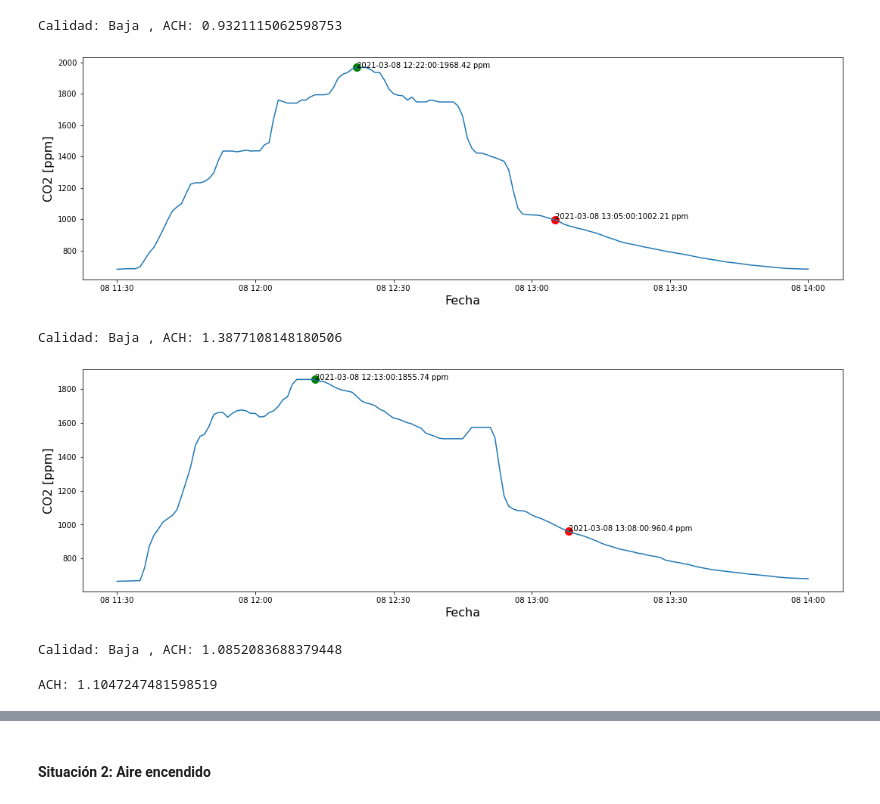
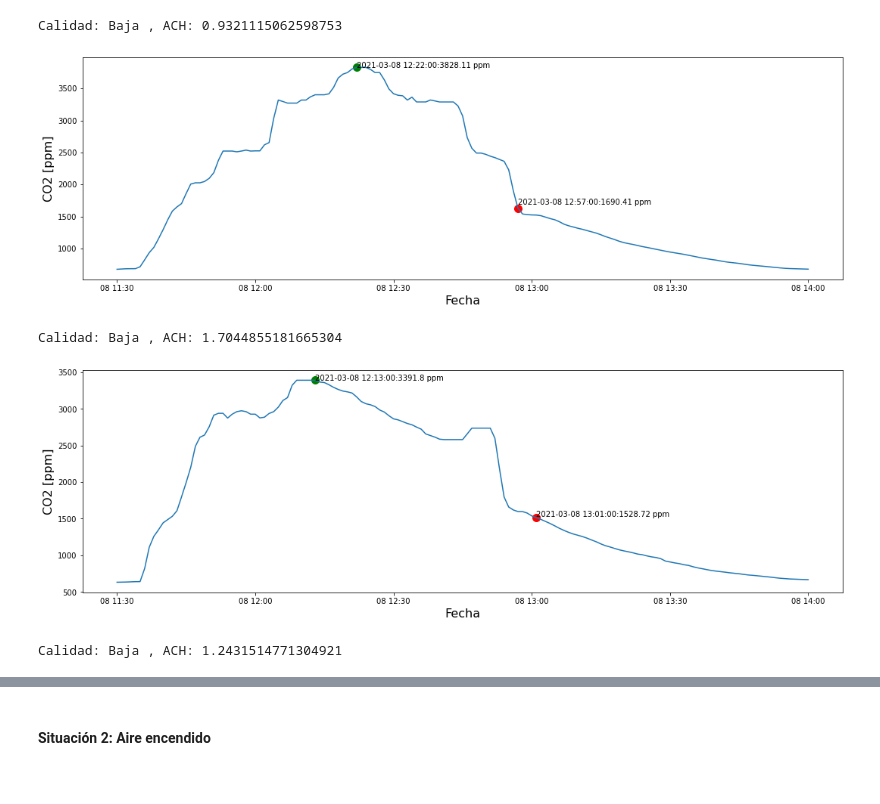
Before and after one commit to JoseSalamancaCoy/Air_flow_indoor, a Jupyter notebook: Experimentos/Dispositivo/UisSalud_08_03_2121.ipynb, the cells around one changed output, grey strips where cells are left out. Cells and saved outputs as stored; diff of their text form; code cells hidden in the pictures.

Commit message:
Agregue la visualización de las tasas de recambio en el auditorio

```diff
--- a/Experimentos/Dispositivo/UisSalud_08_03_2121.ipynb
+++ b/Experimentos/Dispositivo/UisSalud_08_03_2121.ipynb
@@ -103,25 +93,13 @@ ach.ACH(data1,0,'2021-03-08 11:30:00', '2021-03-08 12:13:00' ,'2021-03-08 14:00:
 Calidad: Baja , ACH: 0.9321115062598753
 # %%
 # ERIS_S8_1
-ach.ACH(data1,2,'2021-03-08 11:30:00', '2021-03-08 12:13:00' ,'2021-03-08 14:00:00')
+ach.ACH(data1,1,'2021-03-08 11:30:00', '2021-03-08 12:13:00' ,'2021-03-08 14:00:00')
 # %% [output]
-[figure, old version]
+[figure, new version]
-Calidad: Baja , ACH: 1.3877108148180506
+Calidad: Baja , ACH: 1.7044855181665304
 # %%
 # ERIS_S8_2
-ach.ACH(data2,2,'2021-03-08 11:30:00', '2021-03-08 12:13:00' ,'2021-03-08 14:00:00')
+ach.ACH(data2,1,'2021-03-08 11:30:00', '2021-03-08 12:13:00' ,'2021-03-08 14:00:00')
 # %% [output]
-[figure, old version]
+[figure, new version]
-Calidad: Baja , ACH: 1.0852083688379448
+Calidad: Baja , ACH: 1.2431514771304921
-# %%
-# ERIS_SCD30_1
-c_start = 1843
-c_ambient = 435
-c_end = c_ambient + 0.37 * (c_start - c_ambient)
-
-t_start = pd.DatetimeIndex(['2021-03-08 12:13:00'] )
-t_end = pd.DatetimeIndex(['2021-03-04 13:07:00'] )
-ACH =  (-1 * np.log((c_end-c_ambient)/(c_start - c_ambient)))/((t_end -t_start).seconds / 3600)
-print('ACH:',ACH[0])
-# %% [output]
-ACH: 1.1047247481598519
```
Also changed, not shown: parts of 12 cells of this notebook.
